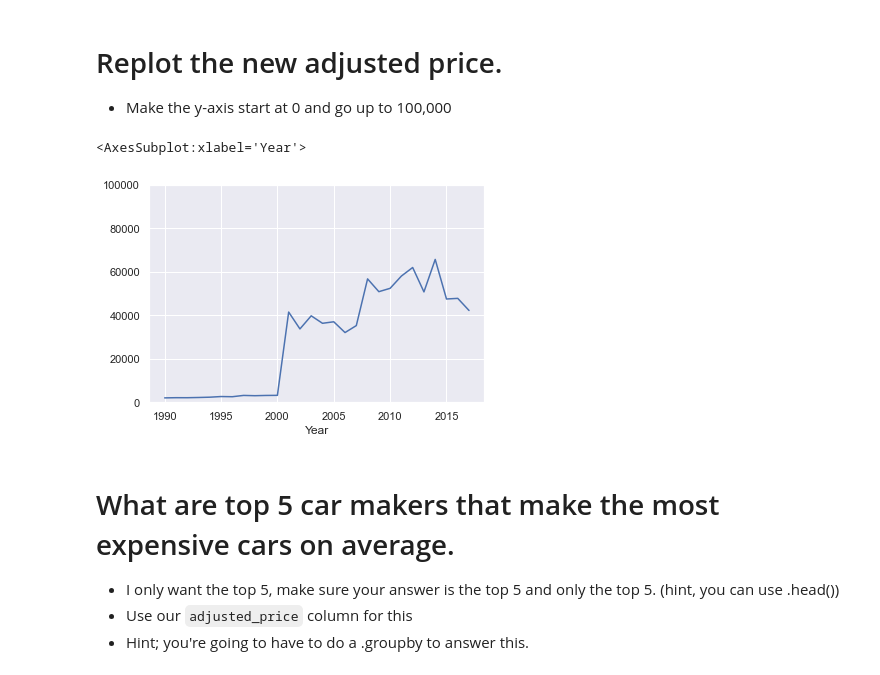
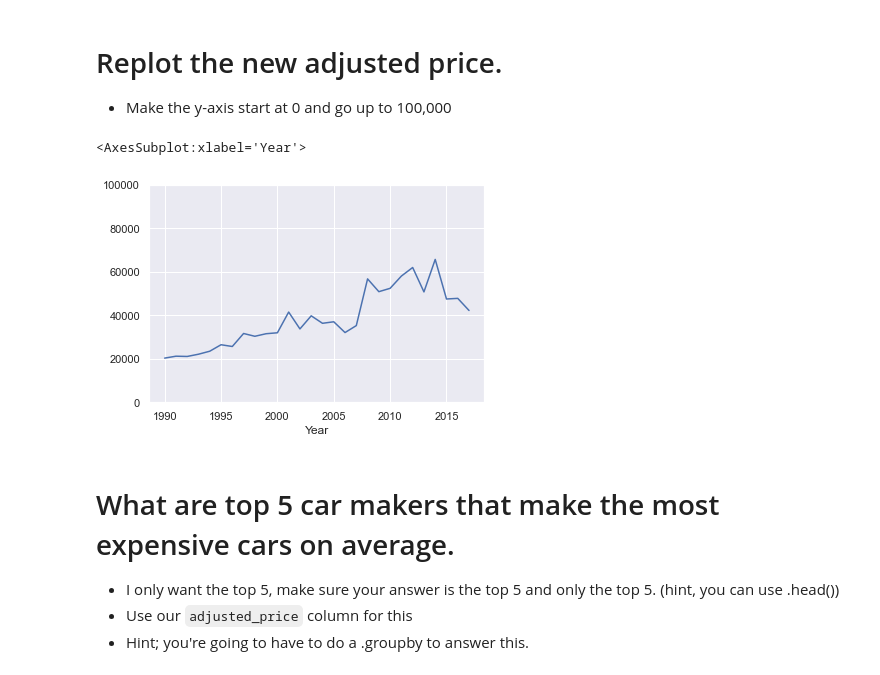
Before and after one commit to NabilFayak/2021-fall-data-science, a Jupyter notebook: Week-02-EDA/Exercise-EDA.ipynb, the cells around one changed output. Cells and saved outputs as stored; diff of their text form; code cells hidden in the pictures.

Commit message:
fixed scatter

```diff
--- a/Week-02-EDA/Exercise-EDA.ipynb
+++ b/Week-02-EDA/Exercise-EDA.ipynb
@@ -152,11 +152,11 @@ df
 # %%
 # Plot new prices
 
-replot = df.groupby('Year')['MSRP'].mean()
+replot = df.groupby('Year')['adjusted_price'].mean()
 replot.plot(kind='line',ylim=(0,100000))
 # %% [output]
 <AxesSubplot:xlabel='Year'>
-[figure, old version]
+[figure, new version]
 # %% [markdown]
 # What are top 5 car makers that make the most expensive cars on average.
 * I only want the top 5, make sure your answer is the top 5 and only the top 5. (hint, you can use .head())
```
Also changed, not shown: parts of 2 cells of this notebook.
